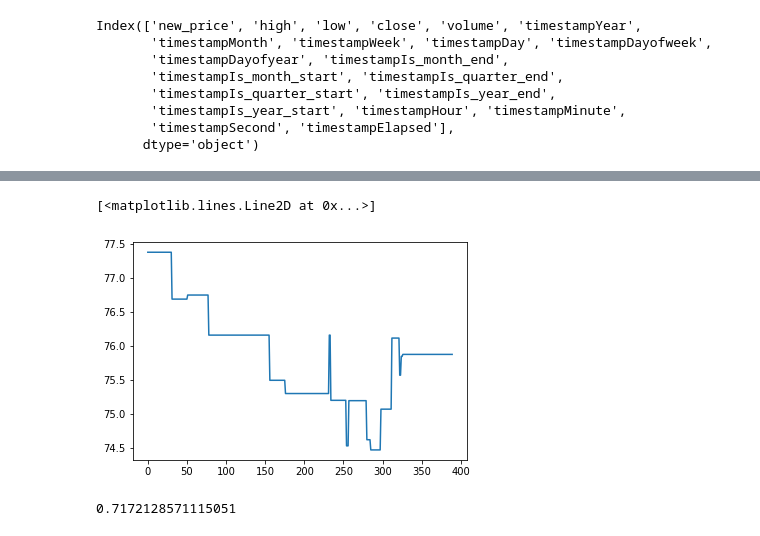
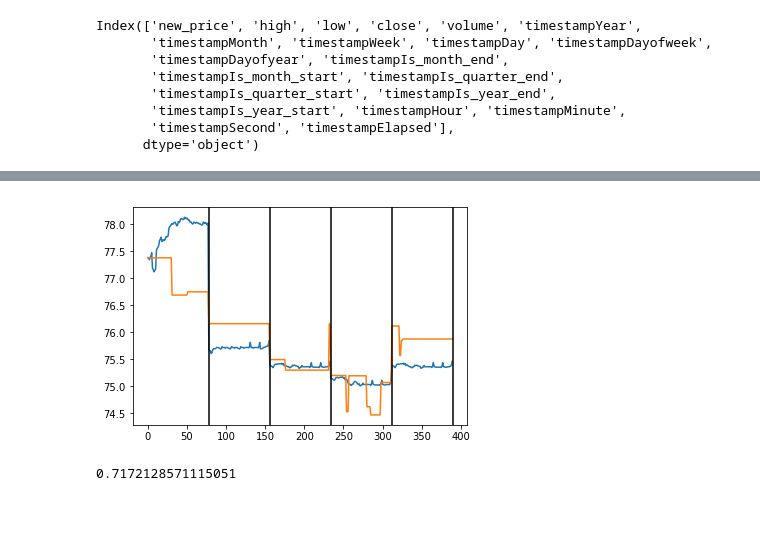
Before and after one commit to FSSoar/IlliniDatathon2019, a Jupyter notebook: RandomForest-DayToDay.ipynb, the cells around one changed output, grey strips where cells are left out. Drawn from its saved outputs; the diff is of its cells as text; code cells hidden in the pictures.

Commit message:
improved model, added plotting to show model differences.

```diff
--- a/RandomForest-DayToDay.ipynb
+++ b/RandomForest-DayToDay.ipynb
@@ -112,9 +112,11 @@ def create_new_df():
 
     day_to_price = day_to_start_price_map(df_BAYZF, "new_price", True)
     day_to_price_start = day_to_start_price_map(df_SUPPL, "open", False)
+    day_to_price_close = day_to_start_price_map(df_SUPPL, "close", False)
     first=True
     for day in day_to_price:
         dataOpen = np.array([day_to_price_start[day] for interval in range(total_intervals)])
+        dataClose = np.array([day_to_price_close[day] for interval in range(total_intervals)])
         dataPrice = []
         list_counter = -1
         indexInDf = day_to_price[day][list_counter]
@@ -163,6 +165,7 @@ def create_new_df():
 
         year, month, week, day = day
         toAdd = {"new_price_full": dataPrice,
+                 "price_close": dataClose,
                  "open_full": dataOpen,
                  "timestamp": str(month) + "/" + str(day) + "/" + str(year),
                  "hour": hours,
@@ -198,10 +201,11 @@ df = result[0]
 y = result[1]
 
 to_remove = np.argwhere(np.isnan(y))
-to_remove = [row[0] for row in to_remove.tolist()]
-print(to_remove)
-df = df.drop(to_remove, axis=0)
-y = y[~np.isnan(y)]
+if len(to_remove) > 0:
+    to_remove = [row[0] for row in to_remove.tolist()]
+    print(to_remove)
+    df = df.drop(to_remove, axis=0)
+    y = y[~np.isnan(y)]
 
 n_valid = total_intervals*5 # predict the last 5 days
 n_train = len(df) - n_valid
@@ -226,8 +222,16 @@ plt.plot(x,preds)
-# %%
-plt.plot(x, y_valid)
-# %% [output]
-[<matplotlib.lines.Line2D at 0x...>]
-[figure, removed]
+# %%
+preds = rf_pred_day_price.predict(X_valid)
+x = [i for i in range(len(preds))]
+plt.plot(x,preds)
+plt.plot(x, y_valid)
+plt.axvline(x=78, color='black')
+plt.axvline(x=78*2, color='black')
+plt.axvline(x=78*3, color='black')
+plt.axvline(x=78*4, color='black')
+plt.axvline(x=78*5, color='black')
+plt.show()
+# %% [output]
+[figure, added]
 # %%
 rmse(np.full((len(y_valid), 1), y_valid.mean()), y_valid)
 # %% [output]
```
Also changed, not shown: parts of 2 cells of this notebook.
